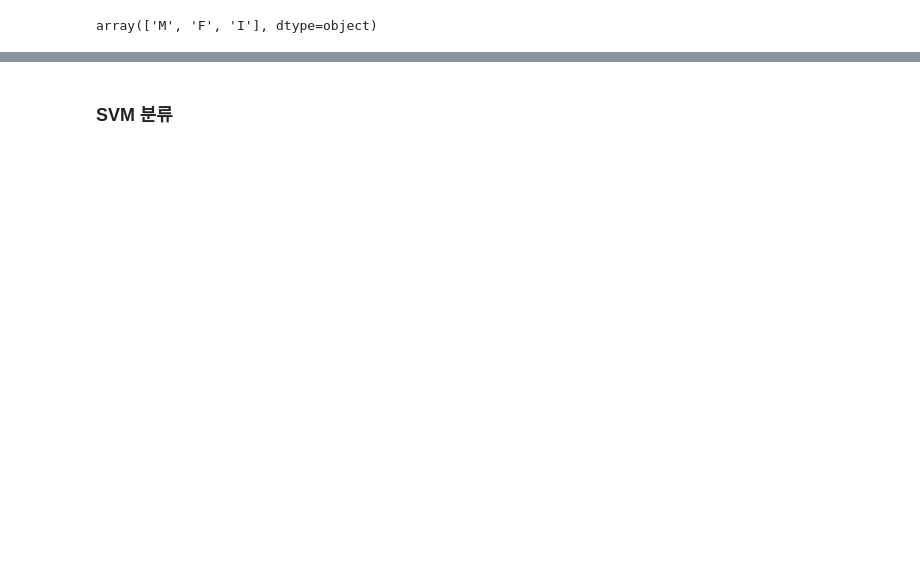
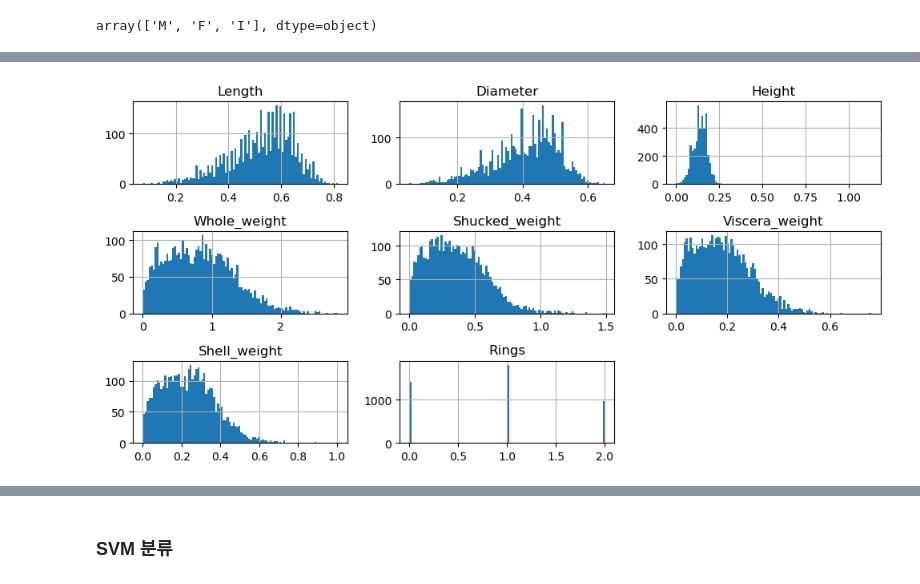
Before and after one commit to taeseokyang/ai-class, a Jupyter notebook: week 1/assignment(abalone).ipynb, the cells around one changed output, grey strips where cells are left out. Saved outputs shown, nothing was run; the diff lists cells and outputs as text; code cells hidden in the pictures; blank space fills up the shorter version.

```diff
--- a/week 1/assignment(abalone).ipynb
+++ b/week 1/assignment(abalone).ipynb
@@ -188,0 +168,6 @@ Name: Rings, Length: 4175, dtype: int64
+# %%
+df.hist(bins=100, figsize=(10, 5))
+plt.tight_layout()
+plt.show()
+# %% [output]
+[figure, added]
```
Also changed, not shown: parts of 30 cells of this notebook.
